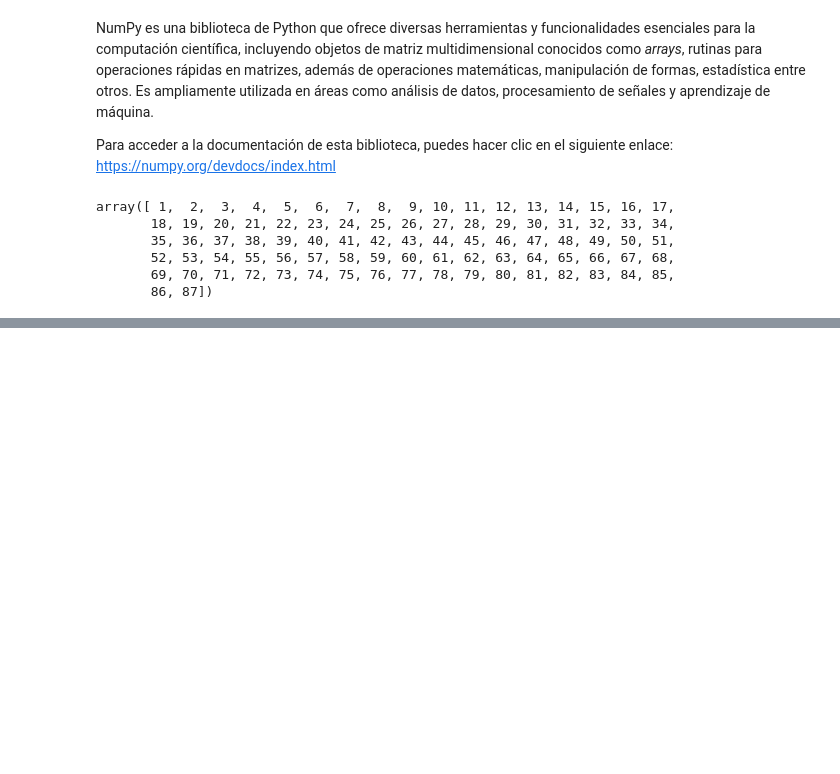
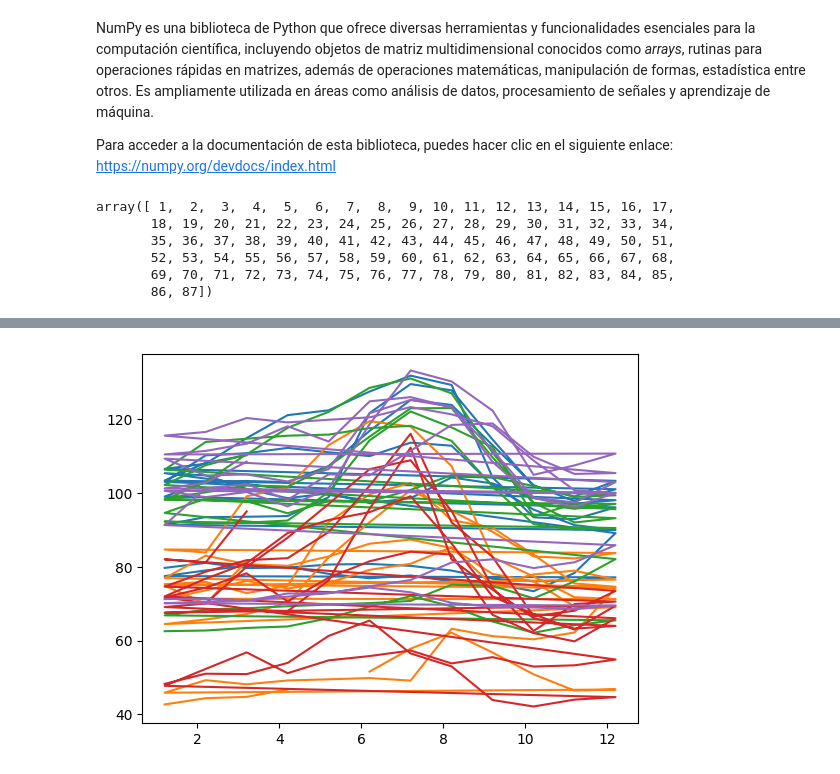
Before and after one commit to malu3010/ETL_Parte1, a Jupyter notebook: Numpy.ipynb, the cells around one changed output, grey strips where cells are left out. Saved outputs shown, nothing was run; the diff lists cells and outputs as text; code cells hidden in the pictures; blank space fills up the shorter version.

```diff
--- a/Numpy.ipynb
+++ b/Numpy.ipynb
@@ -21,4 +21,4 @@ array([ 1,  2,  3,  4,  5,  6,  7,  8,  9, 10, 11, 12, 13, 14, 15, 16, 17,
        69, 70, 71, 72, 73, 74, 75, 76, 77, 78, 79, 80, 81, 82, 83, 84, 85,
        86, 87])
 # %%
-np.loadtxt(url, delimiter=',', usecols = np.arange(1,88,1))
+datos = np.loadtxt(url, delimiter=',', usecols = np.arange(1,88,1))
@@ -42,0 +55,2 @@ array([[  1.2013,   2.2013,   3.2013,   4.2013,   5.2013,   6.2013,
+# %%
+datos_trasnpuestos = datos.T
@@ -42,0 +59,3 @@ array([[  1.2013,   2.2013,   3.2013,   4.2013,   5.2013,   6.2013,
+# %%
+fechas = datos_trasnpuestos[:,0]
+fechas
@@ -42,0 +76,3 @@ array([[  1.2013,   2.2013,   3.2013,   4.2013,   5.2013,   6.2013,
+# %%
+precios = datos_trasnpuestos[:,1:]
+precios
@@ -42,0 +97,7 @@ array([[  1.2013,   2.2013,   3.2013,   4.2013,   5.2013,   6.2013,
+# %%
+import matplotlib.pyplot as plt
+
+plt.plot(fechas,precios)
+plt.show()
+# %% [output]
+[figure, added]
```
Also changed, not shown: parts of 19 cells of this notebook.
